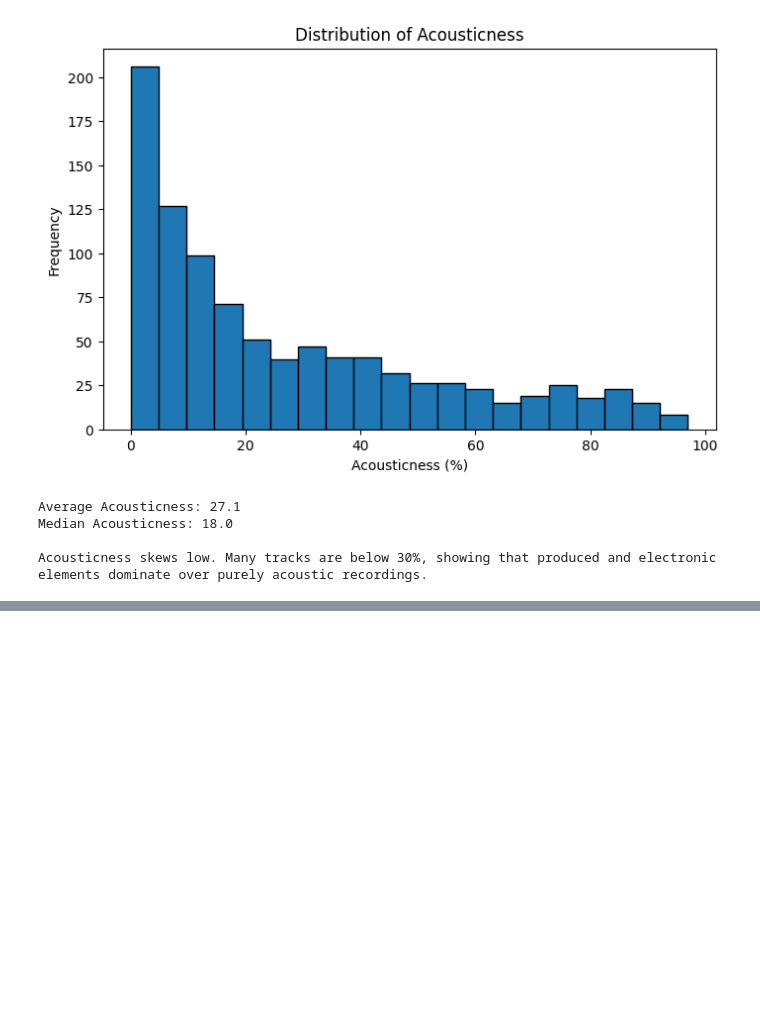
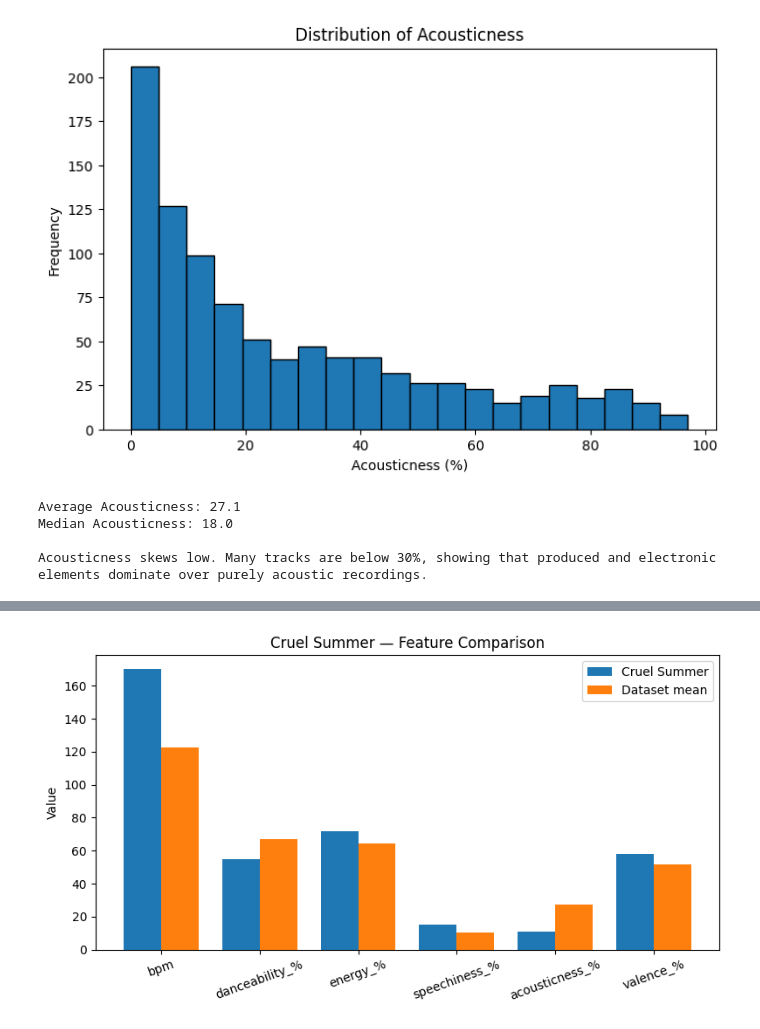
Before and after one commit to TJPFSO/DataVisualization, a Jupyter notebook: Lab/1.3 Data Visualization Lab.ipynb, the cells around one changed output, grey strips where cells are left out. Cells and saved outputs as stored; diff of their text form; code cells hidden in the pictures; blank space fills up the shorter version.

```diff
--- a/Lab/1.3 Data Visualization Lab.ipynb
+++ b/Lab/1.3 Data Visualization Lab.ipynb
@@ -38,6 +38,8 @@ print("  Q3 (75th percentile):", df['bpm'].quantile(0.75))
 print("\nMost songs fall into a mid-tempo range, with the bulk clustering between about "
       "100 and 130 BPM. The median sits close to 120–125 BPM, which is common for pop "
       "and dance tracks — energetic without being too fast.")
+
+df = pd.read_csv('spotify-2023.csv', encoding='ISO-8859-1')
 # %% [output]
 [figure]
 BPM Summary:
@@ -180,0 +222,87 @@ Acousticness skews low. Many tracks are below 30%, showing that produced and ele
+# %%
+# --- Compare ONE hit song to the dataset averages ---
+
+import numpy as np
+import pandas as pd
+import matplotlib.pyplot as plt
+
+# 1) Song choice (already in your dataset)
+SONG_TITLE  = "Cruel Summer"
+ARTIST_HINT = "Taylor Swift"
+
+# 2) Helper: find one row for the chosen song (by title + optional artist)
+def find_song_row(df, title, artist_hint=""):
+      title_mask = df["track_name"].str.contains(title, case=False, na=False, regex=False)
+      if artist_hint:
+            artist_mask = df["artist(s)_name"].str.contains(artist_hint, case=False, na=False, regex=False)
+            match = df[title_mask & artist_mask]
+      else:
+            match = df[title_mask]
+
+      if match.empty:
+            raise ValueError(f"No song found for title='{title}' (artist hint='{artist_hint}')")
+      if len(match) > 1:
+            print(f"Note: multiple matches found. Using the first one:\n"
+                  f"{match[['track_name','artist(s)_name']].head(3)}\n")
+      return match.iloc[0]
+
+row = find_song_row(df, SONG_TITLE, ARTIST_HINT)
+
+# 3) Numeric features to compare
+num_feats = ["bpm","danceability_%","energy_%","speechiness_%","acousticness_%","valence_%"]
+
+# Dataset summary
+summary = df[num_feats].agg(["mean","median","std","min","max"]).T
+
+# Song values
+song_vals = row[num_feats].astype(float)
+
+# Percentile ranks (0–100) of this song within the dataset for each feature
+percentiles = df[num_feats].rank(pct=True).mul(100).iloc[row.name]
+
+# Build a tidy comparison table
+cmp = pd.DataFrame({
+      "Song value": song_vals,
+      "Dataset mean": summary["mean"],
+      "Δ from mean": song_vals - summary["mean"],
+      "Percentile (0–100)": percentiles.round(1)
+}).round(2)
+
+# 4) Categorical context for key/mode
+top_key  = df["key"].mode().iat[0] if not df["key"].mode().empty else None
+top_mode = df["mode"].mode().iat[0] if not df["mode"].mode().empty else None
+
+key_match  = "✓" if (top_key is not None and str(row["key"]) == str(top_key)) else "✗"
+mode_match = "✓" if (top_mode is not None and str(row["mode"]) == str(top_mode)) else "✗"
+
+# 5) Display results
+print(f"🎵 Song: {row['track_name']}  |  Artist(s): {row['artist(s)_name']}")
+print(f"   Key: {row['key']}  (matches most common key = {top_key}) {key_match}")
+print(f"   Mode: {row['mode']} (matches most common mode = {top_mode}) {mode_match}\n")
+
+print("Numeric feature comparison (song vs dataset):")
+display(cmp)
+
+# 6) Simple chart
+plt.figure(figsize=(8,4.5))
+x = np.arange(len(num_feats))
+width = 0.38
+plt.bar(x - width/2, cmp["Song value"].values, width, label="Cruel Summer")
+plt.bar(x + width/2, cmp["Dataset mean"].values, width, label="Dataset mean")
+plt.xticks(x, num_feats, rotation=20)
+plt.ylabel("Value")
+plt.title("Cruel Summer — Feature Comparison")
+plt.legend()
+plt.tight_layout()
+plt.show()
+
+# 7) Quick text summary
+print("\nSummary:")
+for f in num_feats:
+      v = cmp.loc[f, "Song value"]
+      avg = cmp.loc[f, "Dataset mean"]
+      delta = cmp.loc[f, "Δ from mean"]
+      pct = cmp.loc[f, "Percentile (0–100)"]
+      direction = "higher" if delta > 0 else "lower" if delta < 0 else "about the same"
+      print(f"- {f.replace('_',' ').title()}: {v} ({abs(delta):.2f} {direction} than average; ~{pct:.0f}th percentile)")
+# %% [output]
@@ -180,0 +321 @@ Acousticness skews low. Many tracks are below 30%, showing that produced and ele
+[figure, added]
```
Also changed, not shown: parts of 2 cells of this notebook.
